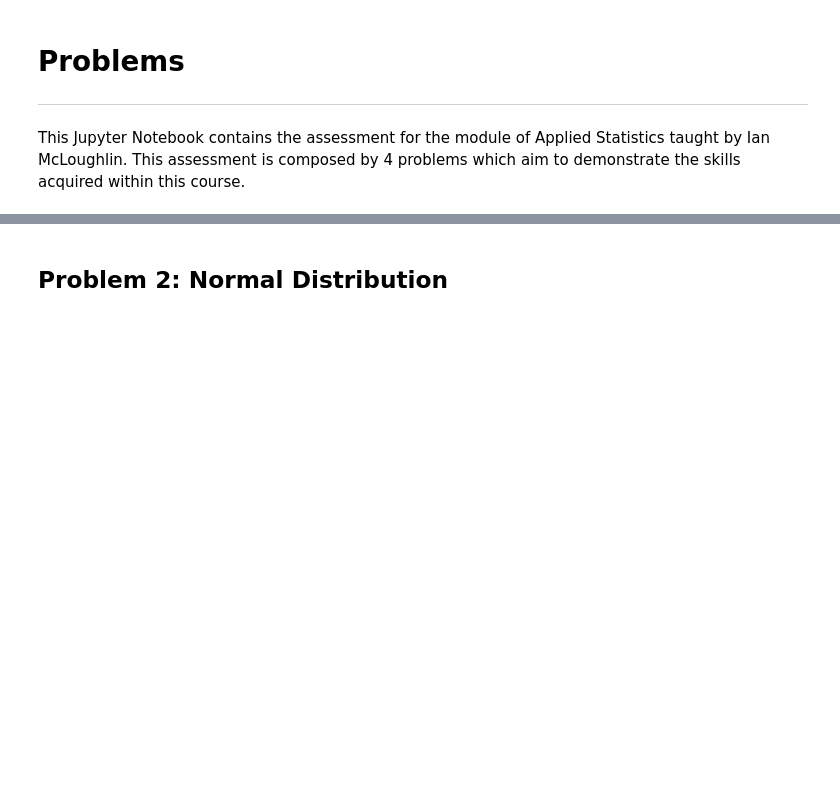
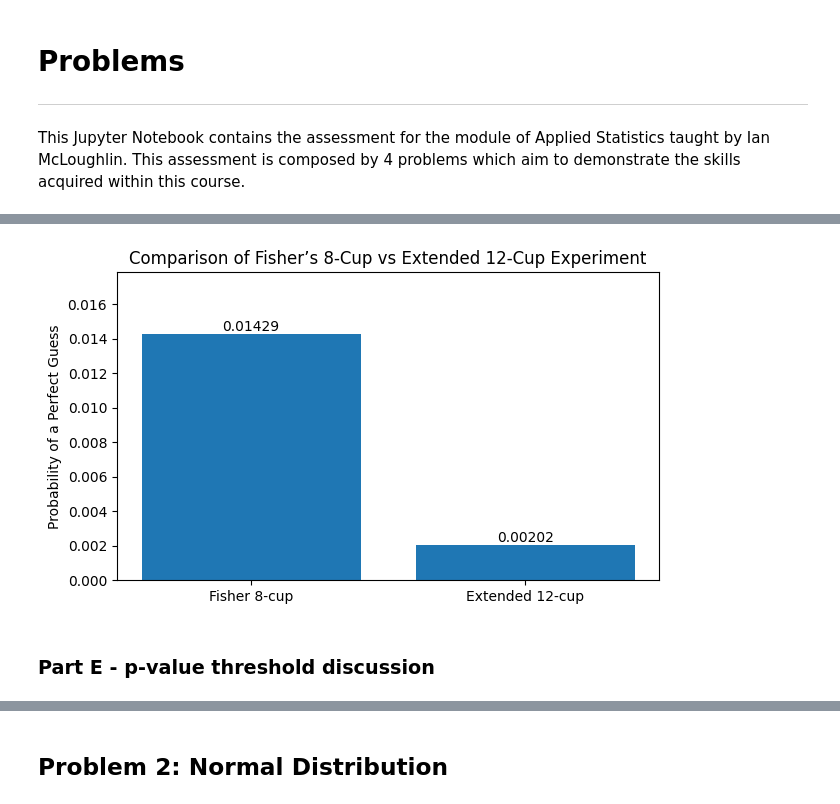
Before and after one commit to filipekojak88/applied_statistics, a Jupyter notebook: problems.ipynb, the cells around one changed output, grey strips where cells are left out. Saved outputs shown, nothing was run; the diff lists cells and outputs as text; code cells hidden in the pictures; blank space fills up the shorter version.

```diff
--- a/problems.ipynb
+++ b/problems.ipynb
@@ -468,0 +423,34 @@ plt.show()
+# %%
+# Data
+experiments = ["Fisher 8-cup", "Extended 12-cup"]
+probabilities = [prob, prob_ext]
+
+# Create the bar chart
+plt.figure(figsize=(7, 4))
+
+# Let Matplotlib assign different colours automatically
+bars = plt.bar(experiments, probabilities)
+
+# Labels and title
+plt.ylabel("Probability of a Perfect Guess")
+plt.title("Comparison of Fisher’s 8-Cup vs Extended 12-Cup Experiment")
+
+# Add numeric probability labels on top of each bar
+for bar, probab in zip(bars, probabilities):
+    height = bar.get_height()
+    plt.text(
+        bar.get_x() + bar.get_width() / 2,   # x-position (center of the bar)
+        height,                               # y-position (top of the bar)
+        f"{probab:.5f}",                         # formatted probability
+        ha="center", va="bottom"
+    )
+
+# Slightly expand y-axis for visual spacing
+plt.ylim(0, max(probabilities) * 1.25)
+
+# Display the chart
+plt.show()
+# %% [output]
+[figure, added]
+# %% [markdown]
+### Part E - p-value threshold discussion
```
Also changed, not shown: parts of 96 cells of this notebook.
